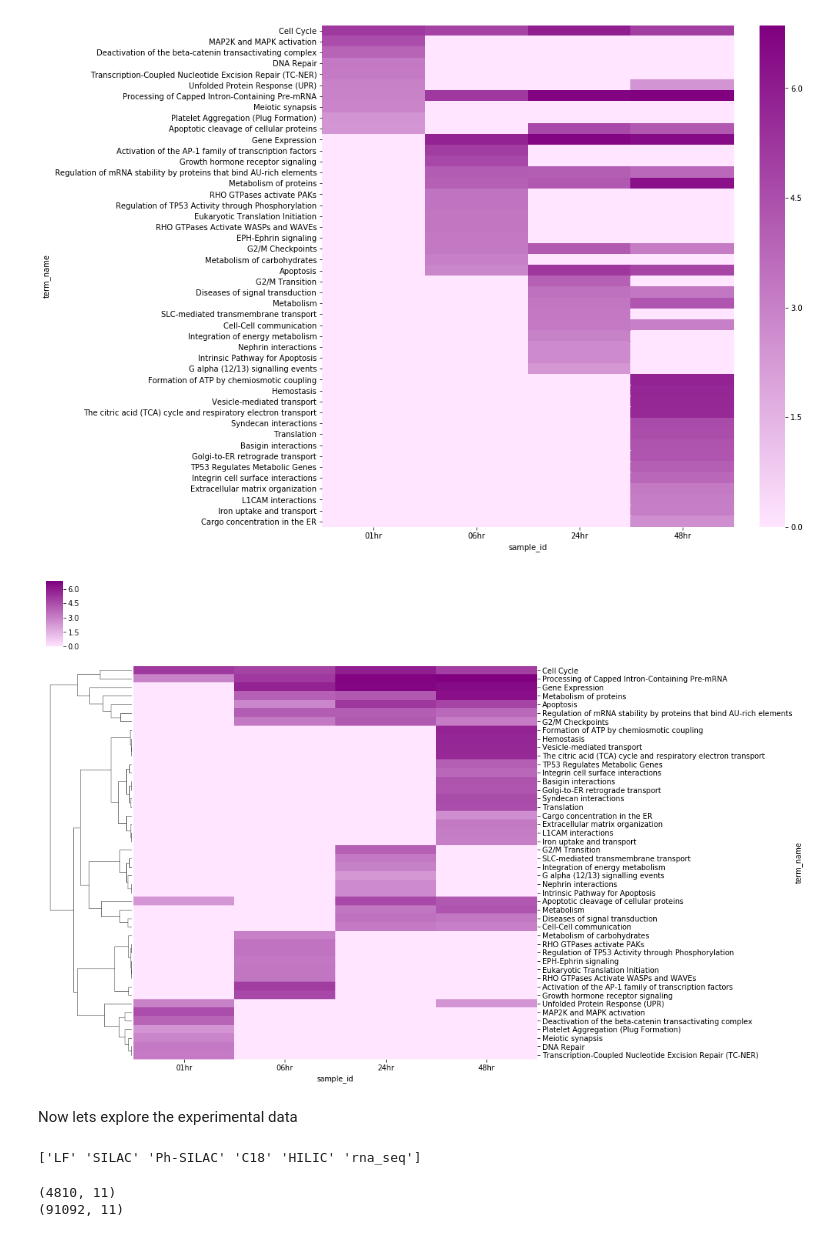
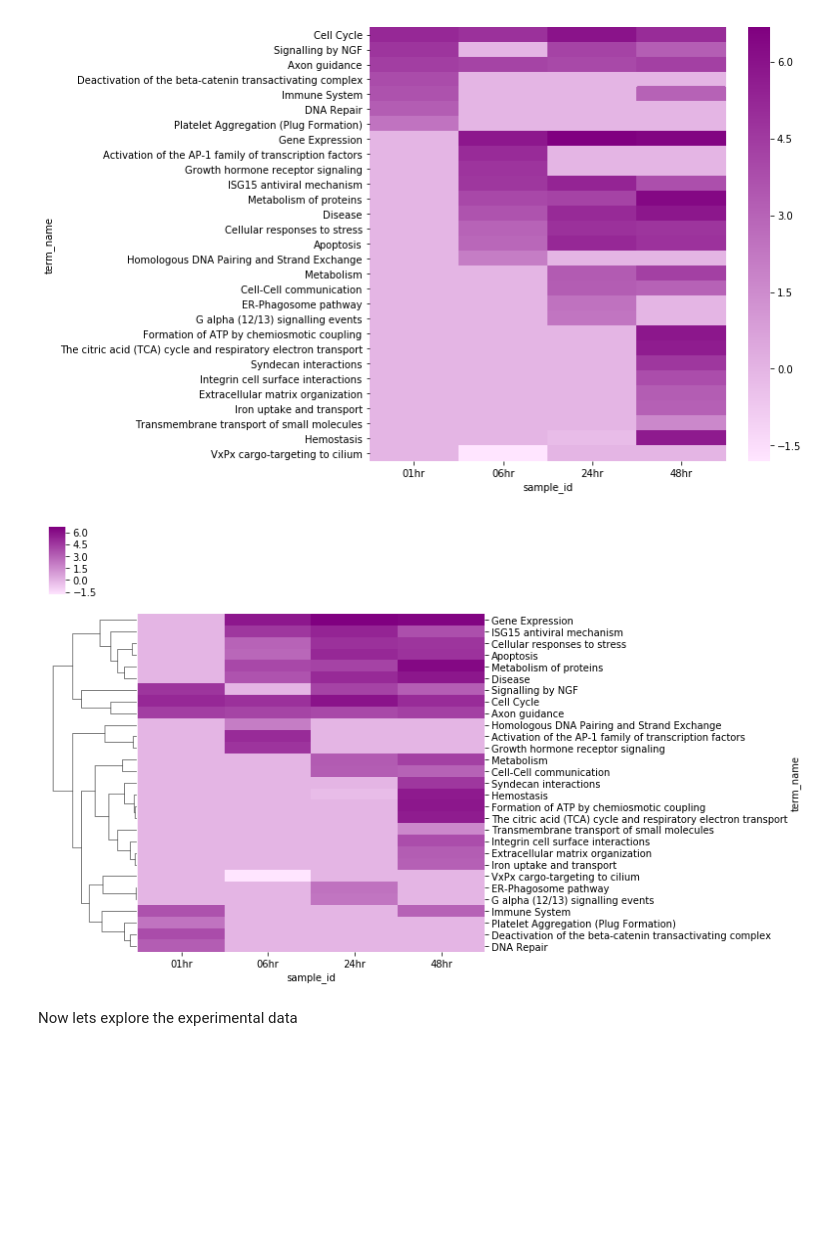
Before and after one commit to LoLab-MSM/MAGINE, a Jupyter notebook: examples/cisplatin/data_exploration.ipynb, the cells around one changed output. Cells and saved outputs as stored; diff of their text form; code cells hidden in the pictures; blank space fills up the shorter version.

```diff
--- a/examples/cisplatin/data_exploration.ipynb
+++ b/examples/cisplatin/data_exploration.ipynb
@@ -21,4 +20,4 @@ process_dbs = [
         'Panther_2016',
         'WikiPathways_2016',
 ]
-enrichment_array = pd.read_csv('Data/all_cisplatin_out.csv.gz', index_col=0)
+enrichment_array = pd.read_csv('Data/cisplatin_enrichment.csv.gz', index_col=0)
@@ -30 +24,9 @@ rna_df = et.filter_dataframe(enrichment_array, p_value=0.05, combined_score=0.0,
+# %%
+
+specific_array = et.filter_dataframe(enrichment_array, p_value=0.05, combined_score=0.0,
+                                     db='Reactome_2016',  category=['proteomics_up'])
+
+drug_dbs = ['DrugMatrix', 'Drug_Perturbations_from_GEO_2014']
+
+rna_drug_df = et.filter_dataframe(enrichment_array, p_value=0.05, combined_score=0.0, db=drug_dbs)
 # %%
@@ -34,3 +36,3 @@ counts = create_wordcloud(rna_df, 'rna_data_wordcloud')
 # %%
-slimmed_array = et.remove_redundant(specific_array, threshold=0.5, verbose=False)
+slimmed_array = et.remove_redundant(specific_array, threshold=0.7, verbose=False)
 # %% [output]
@@ -52,25 +40,21 @@ display(slimmed_array.head(10))
 # %%
-fig = heatmap_from_array(slimmed_array, convert_to_log=True, fig_size=(12, 12))
+fig = heatmap_from_array(slimmed_array, convert_to_log=True, fig_size=(8, 8))
 fig.savefig('enrichment.png', dpi=300, bbox_inches='tight')
 # %% [output]
-[figure, old version]
+[figure, new version]
 # %%
-fig = heatmap_from_array(slimmed_array, convert_to_log=True, cluster_col=False, cluster_row=True, fig_size=(12, 12))
+fig = heatmap_from_array(slimmed_array, convert_to_log=True, cluster_col=False, cluster_row=True, fig_size=(8, 8))
 fig.savefig('cluster_enrichment.png', dpi=300, bbox_inches='tight')
 # %% [output]
-[figure, old version]
+[figure, new version]
 # %% [markdown]
 Now lets explore the experimental data
 # %%
-d = pd.read_csv('Data/norris_et_al_2017_cisplatin_data.csv.gz', low_memory=False)
+d = pd.read_csv('Data/norris_et_al_2017_cisplatin_exp_data.csv.gz', low_memory=False)
-# %% [output]
-['LF' 'SILAC' 'Ph-SILAC' 'C18' 'HILIC' 'rna_seq']
 # %%
 met = d[d['data_type'].isin(['HILIC', 'C18'])]
-proteins = d[d['data_type'].isin(['LF', 'SILAC', 'Ph-SILAC', 'rna_seq'])]
+proteins = d[d['data_type'].isin(['label_free', 'silac', 'ph_silac'])]
+rna_seq = d[d['data_type'] == 'rna_seq']
-# %% [output]
-(4810, 11)
-(91092, 11)
 # %%
 fig = heatmap_from_array(met, cluster_row=False, convert_to_log=True,
                          index='name', values='treated_control_fold_change',
```
Also changed, not shown: parts of 8 cells of this notebook, 11 other files.
